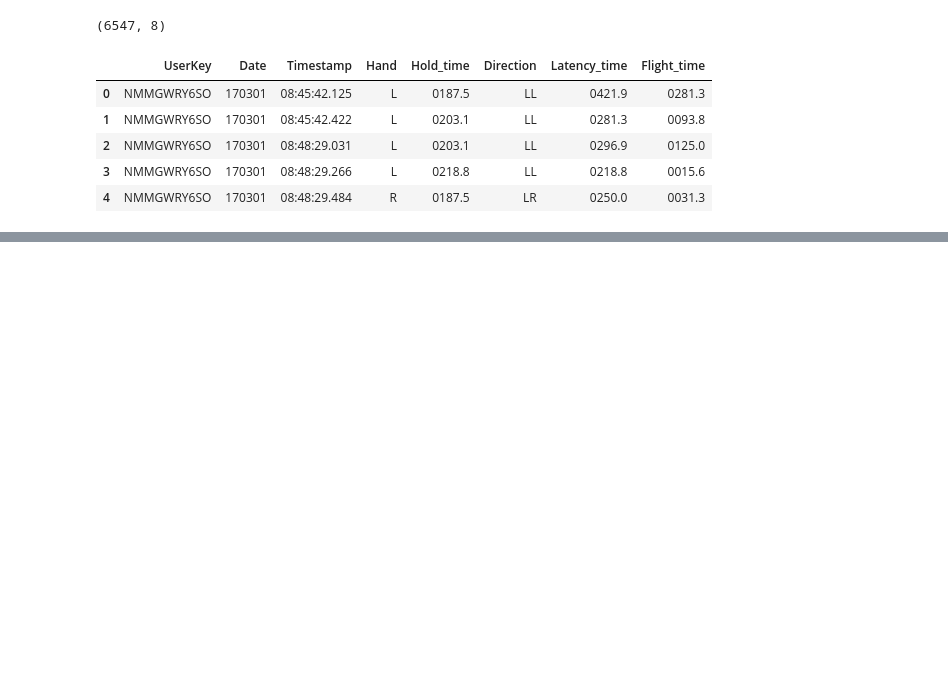
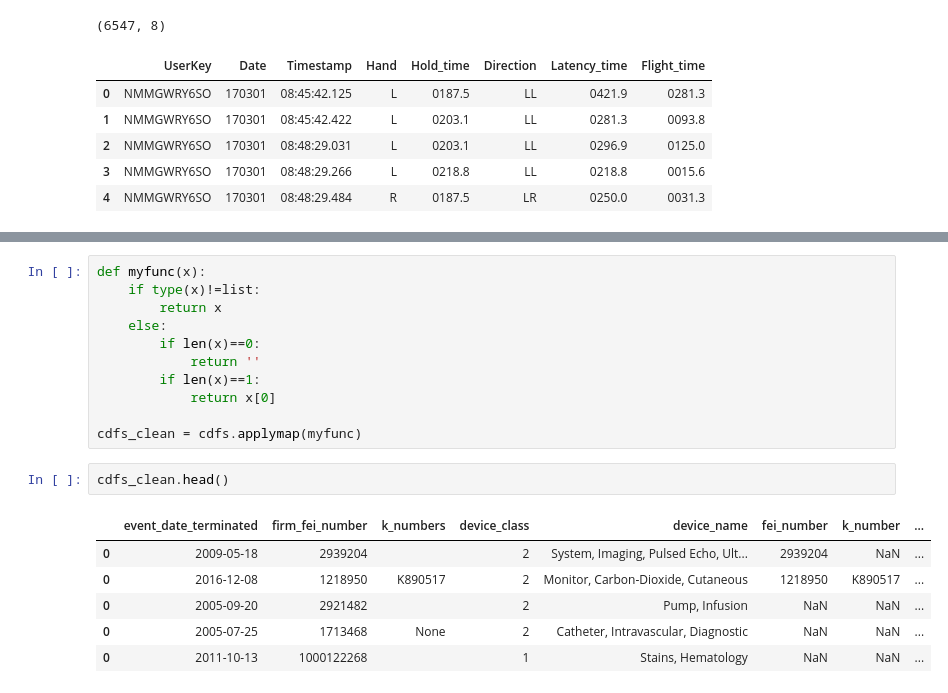
Before and after one commit to sohilsshah91/hacknights, a Jupyter notebook: Clinical_and_Genomic_Data_Sources.ipynb, the cells around one changed output, grey strips where cells are left out. Drawn from its saved outputs; the diff is of its cells as text; blank space fills up the shorter version.

```diff
--- a/Clinical_and_Genomic_Data_Sources.ipynb
+++ b/Clinical_and_Genomic_Data_Sources.ipynb
@@ -212,0 +287,20 @@ df.head()
+# %%
+def myfunc(x):
+    if type(x)!=list:
+        return x
+    else:
+        if len(x)==0:
+            return ''
+        if len(x)==1:
+            return x[0]
+
+cdfs_clean = cdfs.applymap(myfunc)
+# %%
+cdfs_clean.head()
+# %% [output]
+|  | event_date_terminated | firm_fei_number | k_numbers | device_class | device_name | fei_number | k_number | ... |
+| 0 | 2009-05-18 | 2939204 |  | 2 | System, Imaging, Pulsed Echo, Ult... | 2939204 | NaN | ... |
+| 0 | 2016-12-08 | 1218950 | K890517 | 2 | Monitor, Carbon-Dioxide, Cutaneous | 1218950 | K890517 | ... |
+| 0 | 2005-09-20 | 2921482 |  | 2 | Pump, Infusion | NaN | NaN | ... |
+| 0 | 2005-07-25 | 1713468 | None | 2 | Catheter, Intravascular, Diagnostic | NaN | NaN | ... |
+| 0 | 2011-10-13 | 1000122268 |  | 1 | Stains, Hematology | NaN | NaN | ... |
```
Also changed, not shown: parts of 18 cells of this notebook.
